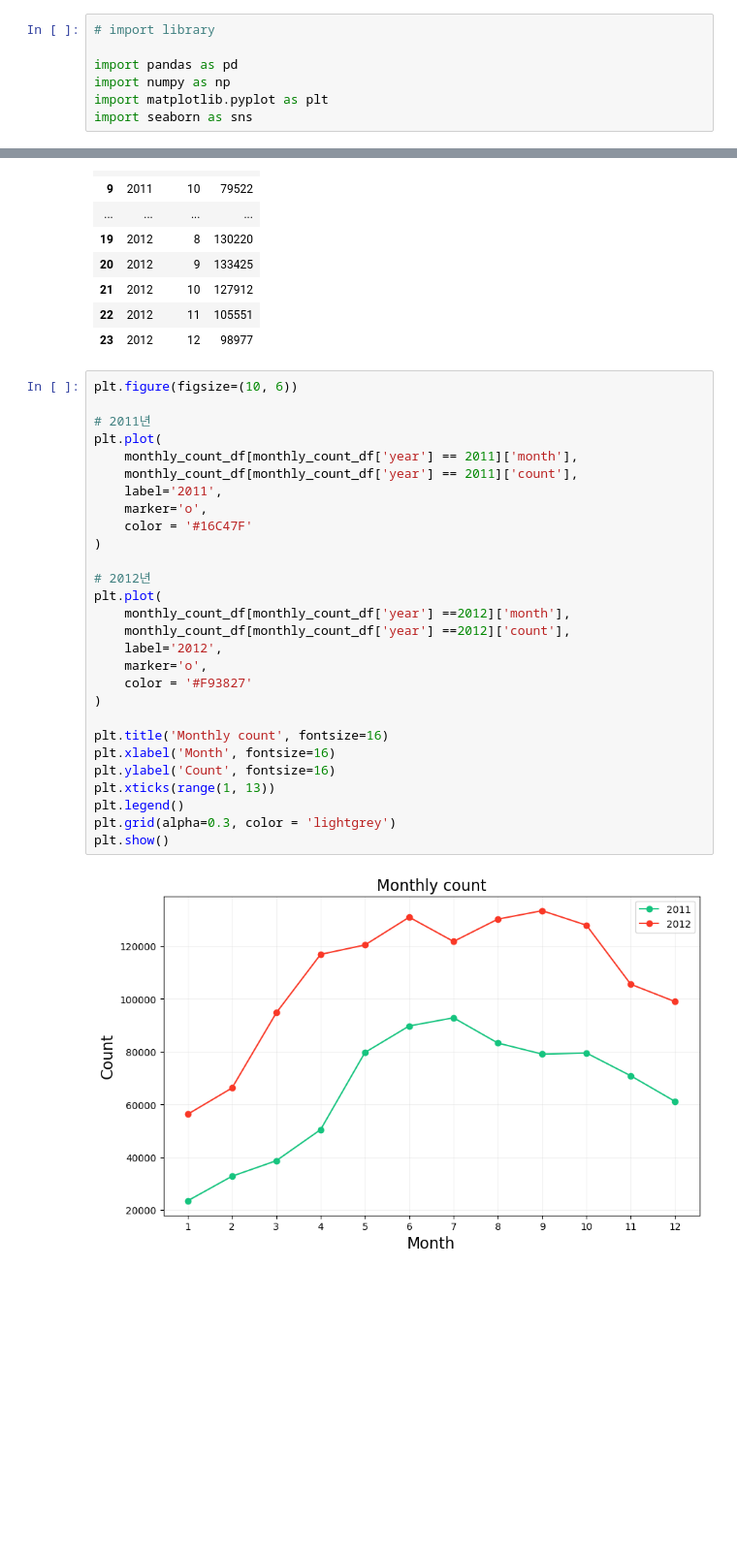
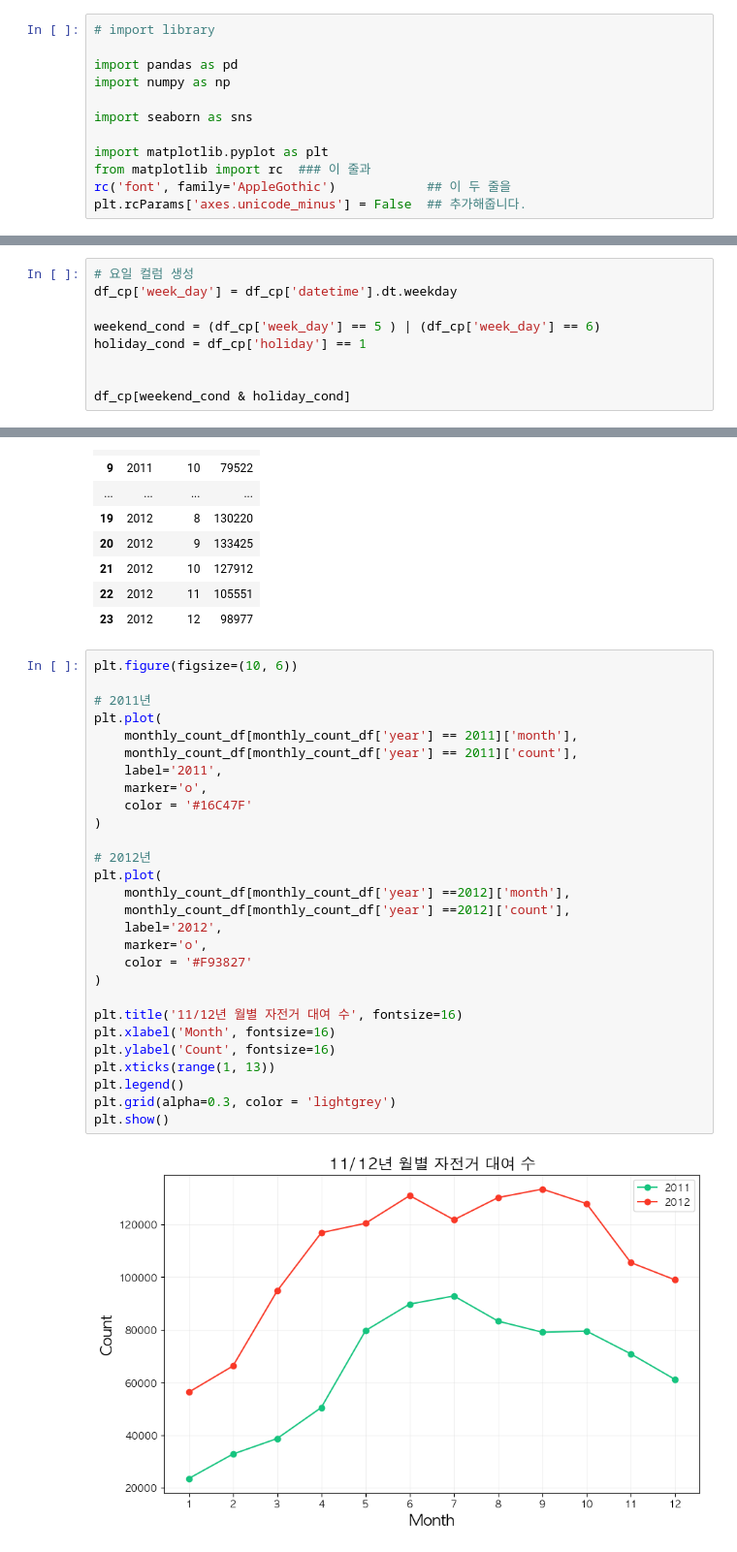
Before and after one commit to JJiaahn/Bicycle-rental-predict, a Jupyter notebook: bicycle_rental_predict.ipynb, the cells around one changed output, grey strips where cells are left out. Shown at 97% size. Drawn from its saved outputs; the diff is of its cells as text; blank space fills up the shorter version.

```diff
--- a/bicycle_rental_predict.ipynb
+++ b/bicycle_rental_predict.ipynb
@@ -3,8 +3,13 @@
 
 import pandas as pd
 import numpy as np
+
+import seaborn as sns
+
 import matplotlib.pyplot as plt
-import seaborn as sns
+from matplotlib import rc  ### 이 줄과
+rc('font', family='AppleGothic') 			## 이 두 줄을
+plt.rcParams['axes.unicode_minus'] = False  ## 추가해줍니다.
 # %% [markdown]
 # Load Data
 # %%
@@ -141,0 +152,9 @@ df_cp.groupby(['year', 'month']).agg({
+# %%
+# 요일 컬럼 생성
+df_cp['week_day'] = df_cp['datetime'].dt.weekday
+
+weekend_cond = (df_cp['week_day'] == 5 ) | (df_cp['week_day'] == 6)
+holiday_cond = df_cp['holiday'] == 1
+
+
+df_cp[weekend_cond & holiday_cond]
@@ -180,30 +347,30 @@ monthly_count_df
 # %%
 plt.figure(figsize=(10, 6))
 
 # 2011년
 plt.plot(
     monthly_count_df[monthly_count_df['year'] == 2011]['month'],
     monthly_count_df[monthly_count_df['year'] == 2011]['count'],
     label='2011',
     marker='o',
     color = '#16C47F'
 )
 
 # 2012년
 plt.plot(
     monthly_count_df[monthly_count_df['year'] ==2012]['month'],
     monthly_count_df[monthly_count_df['year'] ==2012]['count'],
     label='2012',
     marker='o',
     color = '#F93827'
 )
 
-plt.title('Monthly count', fontsize=16)
+plt.title('11/12년 월별 자전거 대여 수', fontsize=16)
 plt.xlabel('Month', fontsize=16)
 plt.ylabel('Count', fontsize=16)
 plt.xticks(range(1, 13))
 plt.legend()
 plt.grid(alpha=0.3, color = 'lightgrey')
 plt.show()
 # %% [output]
-[figure, old version]
+[figure, new version]
```
Also changed, not shown: parts of 60 cells of this notebook.
